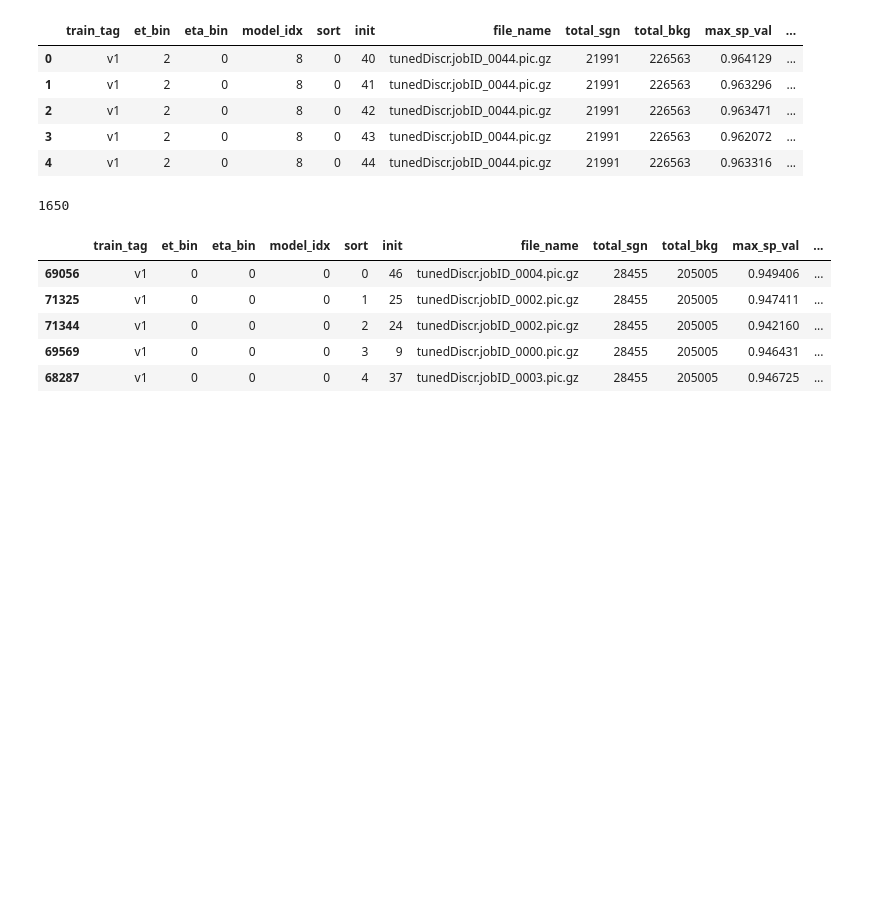
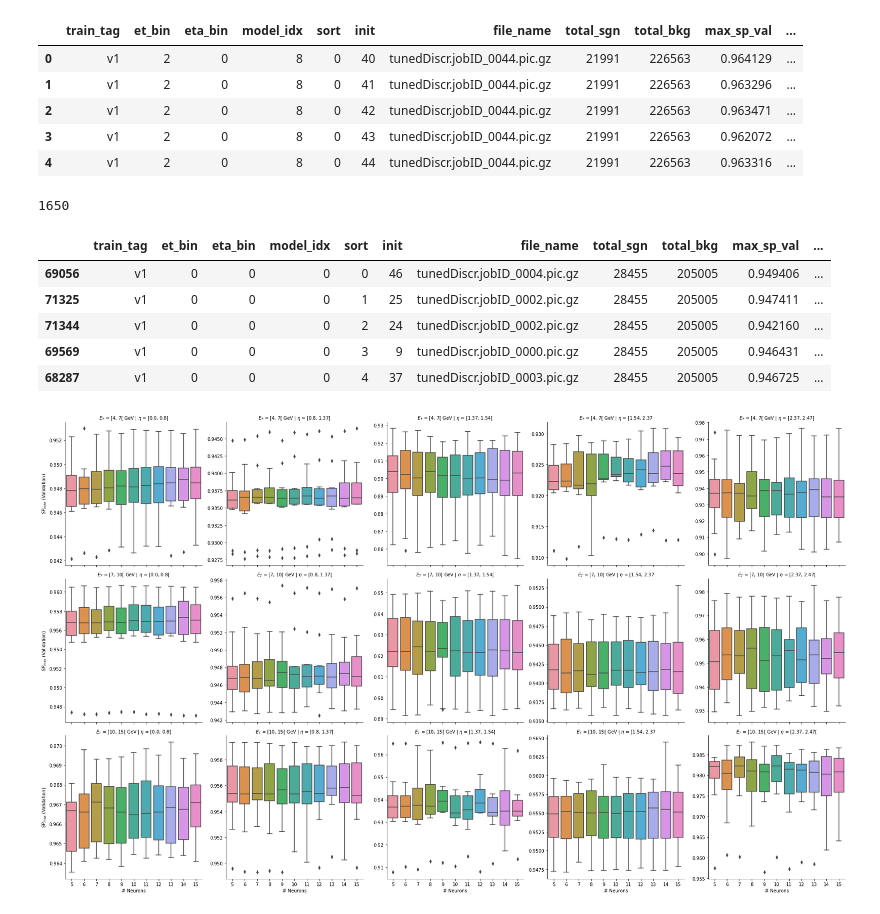
Before and after one commit to ringer-softwares/kolmov, a Jupyter notebook: kolmov/share/test_kolmov.ipynb, the cells around one changed output. Drawn from its saved outputs; the diff is of its cells as text; code cells hidden in the pictures; blank space fills up the shorter version.

```diff
--- a/kolmov/share/test_kolmov.ipynb
+++ b/kolmov/share/test_kolmov.ipynb
@@ -73,3 +77,23 @@ cv_df.head()
 | 71344 | v1 | 0 | 0 | 0 | 2 | 24 | tunedDiscr.jobID_0002.pic.gz | 28455 | 205005 | 0.942160 | ... |
 | 69569 | v1 | 0 | 0 | 0 | 3 | 9 | tunedDiscr.jobID_0000.pic.gz | 28455 | 205005 | 0.946431 | ... |
 | 68287 | v1 | 0 | 0 | 0 | 4 | 37 | tunedDiscr.jobID_0003.pic.gz | 28455 | 205005 | 0.946725 | ... |
+# %%
+et_range = ['[4, 7[ GeV', '[7, 10[ GeV', '[10, 15[ GeV']
+eta_range = ['[0.0, 0.8[', '[0.8, 1.37[', '[1.37, 1.54[', '[1.54, 2.37', '[2.37, 2.47[']
+# %%
+sns.factorplot(data=(cv_df
+                     .replace({'model_idx' : {i :  n for i, n in zip(range(0,10+1),
+                     range(5,15+1))},
+                               'et_bin'    : {i : et_range[i] for i in range(3)},
+                               'eta_bin'   : {i : eta_range[i] for i in range(5)}})
+                     .rename({'model_idx'  : '# Neurons',
+                              'et_bin'     : r'$E_T$',
+                              'eta_bin'    : r'$\eta$',
+                              'max_sp_val' : r'$SP_{max}$ (Validation)'},
+                      axis=1)), x='# Neurons',
+                      y=r'$SP_{max}$ (Validation)', col=r'$\eta$',
+                      row=r'$E_T$', kind='box', sharey=False)
+
+plt.savefig(os.path.join(base_path, 'box_plot_v1.png'), dpi=300)
+# %% [output]
+[figure, added]
```
Also changed, not shown: parts of 11 cells of this notebook, 1 other file.
